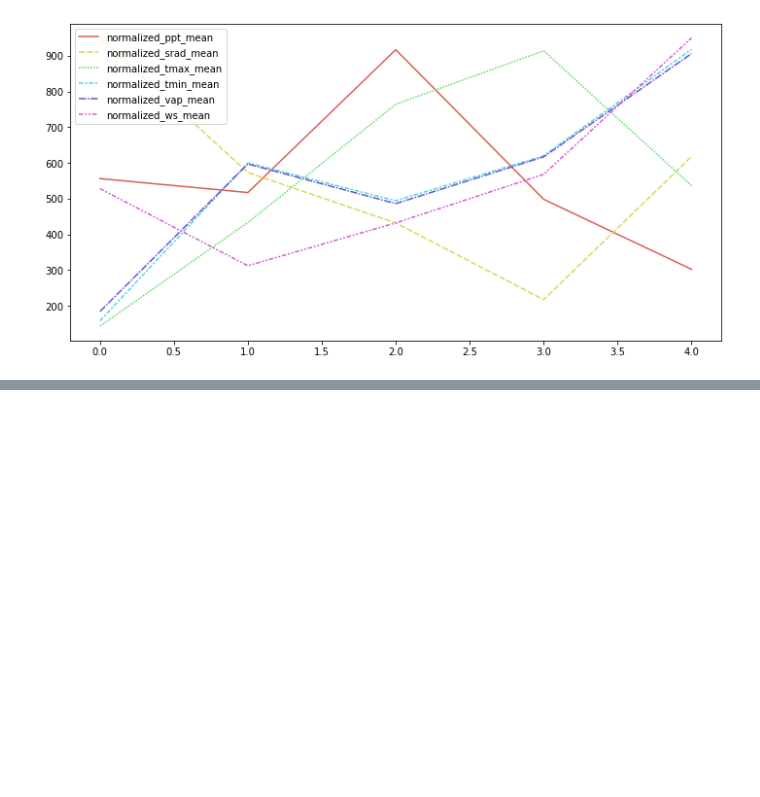
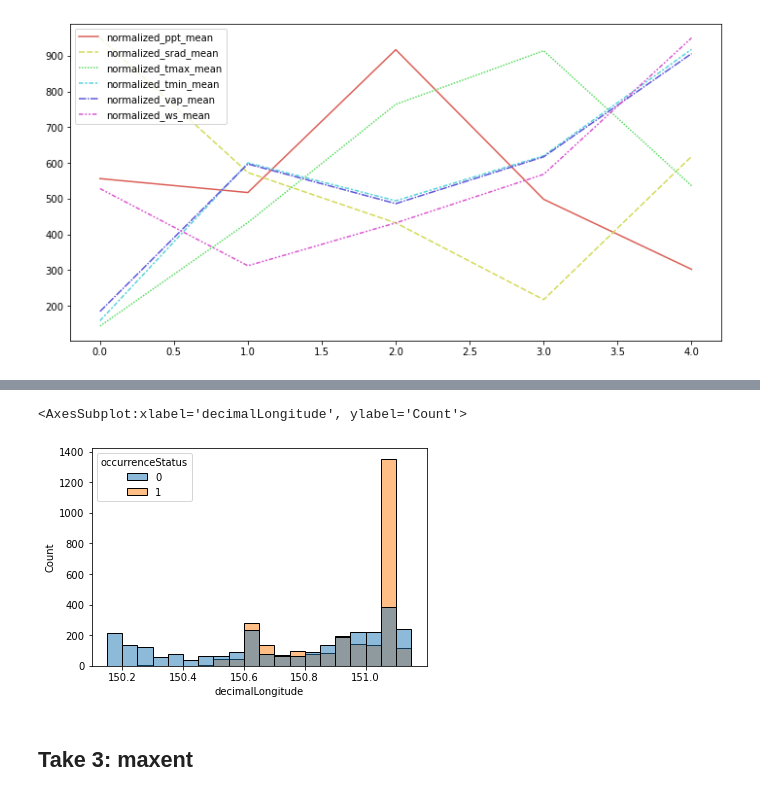
Before and after one commit to YiyaoL/EY-Challenge, a Jupyter notebook: benchmark_EDA_1.ipynb, the cells around one changed output, grey strips where cells are left out. Cells and saved outputs as stored; diff of their text form; code cells hidden in the pictures; blank space fills up the shorter version.

```diff
--- a/benchmark_EDA_1.ipynb
+++ b/benchmark_EDA_1.ipynb
@@ -152,0 +170,7 @@ sns.lineplot(data = q5df,legend = 'full', palette = palette)
+# %%
+sns.histplot(data=df2, x="decimalLongitude",bins = 20,hue = 'occurrenceStatus')
+# %% [output]
+<AxesSubplot:xlabel='decimalLongitude', ylabel='Count'>
+[figure, added]
+# %% [markdown]
+## Take 3: maxent
```
Also changed, not shown: parts of 5 cells of this notebook.
